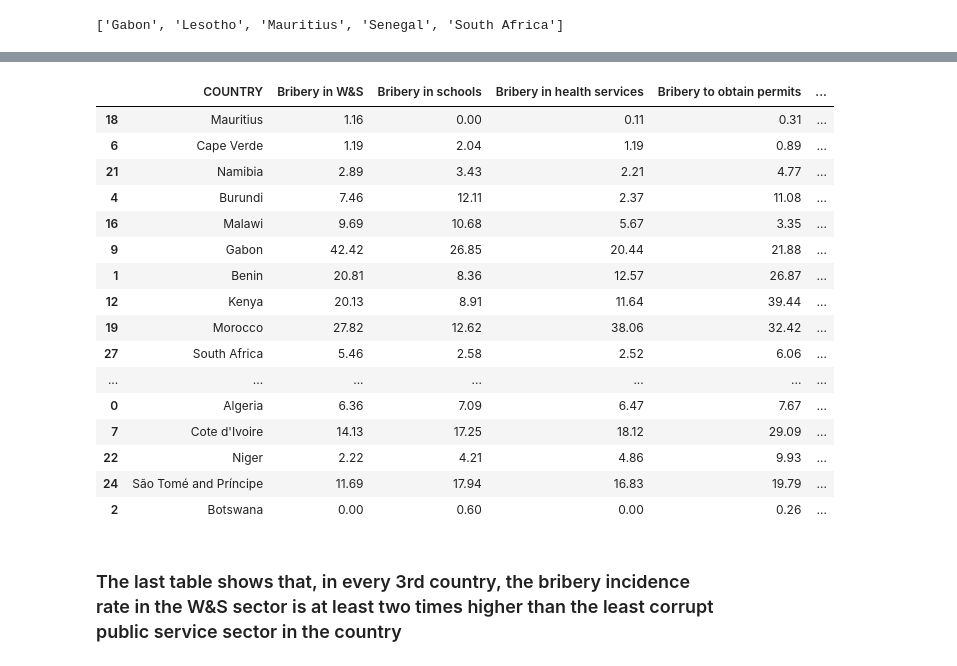
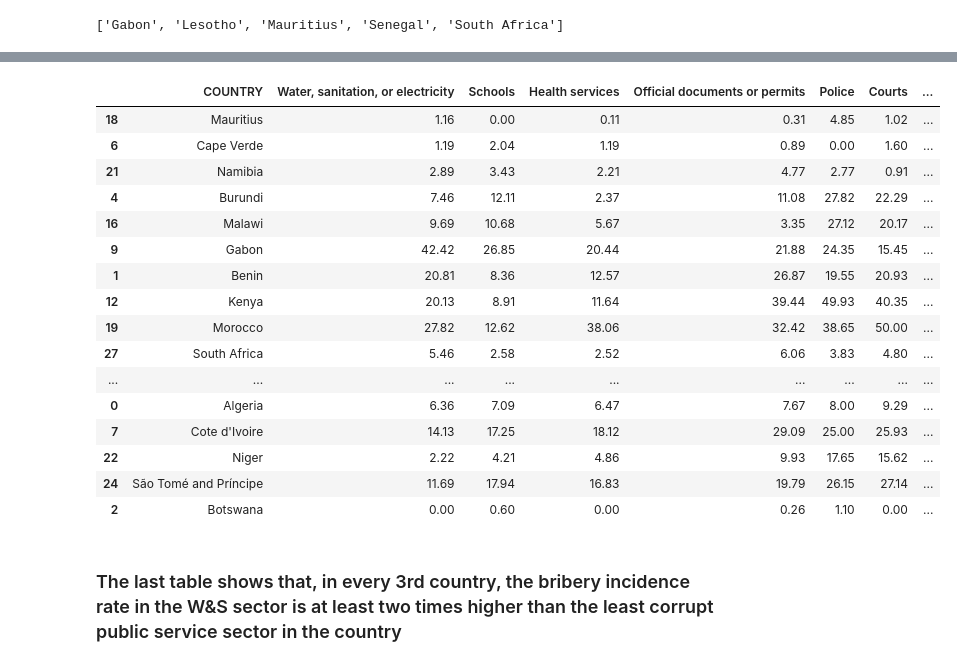
Before and after one commit to allakulov/afrobarometer, a Jupyter notebook: afrobarometer_2016.ipynb, the cells around one changed output, grey strips where cells are left out. Drawn from its saved outputs; the diff is of its cells as text; code cells hidden in the pictures.

```diff
--- a/afrobarometer_2016.ipynb
+++ b/afrobarometer_2016.ipynb
@@ -138,7 +138,7 @@ judge = make_table(df, "COUNTRY", "court_bribe")
 # %%
 # Concatenate all the bribery tables created in the previous stage
 incidence_table = pd.concat([water, edu, med, official, pol, judge], axis = 1)
-incidence_table.columns = ["Bribery in W&S", "Bribery in schools", "Bribery in health services", "Bribery to obtain permits",
-                           "Bribery in police", "Bribery in courts"]
+incidence_table.columns = ["Water, sanitation, or electricity", "Schools", "Health services", "Official documents or permits",
+                           "Police", "Courts"]
 incidence_table
 # %% [output]
@@ -404,29 +404,29 @@ plt.show()
 # %%
 # How many times is the bribery incidence in W&S higher compared to the least corrupt sector in each country
 
-times = incidence_table.sort_values("Bribery in W&S", ascending = False).round(2)
+times = incidence_table.sort_values("Water, sanitation, or electricity", ascending = False).round(2)
 times["min"] = times.min(axis=1)
 
 # new column divides the water corruption rate by the minimum
-times["times_larger"] = times["Bribery in W&S"]/times["min"]
+times["times_larger"] = times["Water, sanitation, or electricity"]/times["min"]
 times.sort_values("times_larger", ascending = False)
 # %% [output]
-|  | COUNTRY | Bribery in W&S | Bribery in schools | Bribery in health services | Bribery to obtain permits | ... |
-| 18 | Mauritius | 1.16 | 0.00 | 0.11 | 0.31 | ... |
-| 6 | Cape Verde | 1.19 | 2.04 | 1.19 | 0.89 | ... |
-| 21 | Namibia | 2.89 | 3.43 | 2.21 | 4.77 | ... |
-| 4 | Burundi | 7.46 | 12.11 | 2.37 | 11.08 | ... |
-| 16 | Malawi | 9.69 | 10.68 | 5.67 | 3.35 | ... |
-| 9 | Gabon | 42.42 | 26.85 | 20.44 | 21.88 | ... |
-| 1 | Benin | 20.81 | 8.36 | 12.57 | 26.87 | ... |
-| 12 | Kenya | 20.13 | 8.91 | 11.64 | 39.44 | ... |
-| 19 | Morocco | 27.82 | 12.62 | 38.06 | 32.42 | ... |
-| 27 | South Africa | 5.46 | 2.58 | 2.52 | 6.06 | ... |
-| ... | ... | ... | ... | ... | ... | ... |
-| 0 | Algeria | 6.36 | 7.09 | 6.47 | 7.67 | ... |
-| 7 | Cote d'Ivoire | 14.13 | 17.25 | 18.12 | 29.09 | ... |
-| 22 | Niger | 2.22 | 4.21 | 4.86 | 9.93 | ... |
-| 24 | São Tomé and Príncipe | 11.69 | 17.94 | 16.83 | 19.79 | ... |
-| 2 | Botswana | 0.00 | 0.60 | 0.00 | 0.26 | ... |
+|  | COUNTRY | Water, sanitation, or electricity | Schools | Health services | Official documents or permits | Police | Courts | ... |
+| 18 | Mauritius | 1.16 | 0.00 | 0.11 | 0.31 | 4.85 | 1.02 | ... |
+| 6 | Cape Verde | 1.19 | 2.04 | 1.19 | 0.89 | 0.00 | 1.60 | ... |
+| 21 | Namibia | 2.89 | 3.43 | 2.21 | 4.77 | 2.77 | 0.91 | ... |
+| 4 | Burundi | 7.46 | 12.11 | 2.37 | 11.08 | 27.82 | 22.29 | ... |
+| 16 | Malawi | 9.69 | 10.68 | 5.67 | 3.35 | 27.12 | 20.17 | ... |
+| 9 | Gabon | 42.42 | 26.85 | 20.44 | 21.88 | 24.35 | 15.45 | ... |
+| 1 | Benin | 20.81 | 8.36 | 12.57 | 26.87 | 19.55 | 20.93 | ... |
+| 12 | Kenya | 20.13 | 8.91 | 11.64 | 39.44 | 49.93 | 40.35 | ... |
+| 19 | Morocco | 27.82 | 12.62 | 38.06 | 32.42 | 38.65 | 50.00 | ... |
+| 27 | South Africa | 5.46 | 2.58 | 2.52 | 6.06 | 3.83 | 4.80 | ... |
+| ... | ... | ... | ... | ... | ... | ... | ... | ... |
+| 0 | Algeria | 6.36 | 7.09 | 6.47 | 7.67 | 8.00 | 9.29 | ... |
+| 7 | Cote d'Ivoire | 14.13 | 17.25 | 18.12 | 29.09 | 25.00 | 25.93 | ... |
+| 22 | Niger | 2.22 | 4.21 | 4.86 | 9.93 | 17.65 | 15.62 | ... |
+| 24 | São Tomé and Príncipe | 11.69 | 17.94 | 16.83 | 19.79 | 26.15 | 27.14 | ... |
+| 2 | Botswana | 0.00 | 0.60 | 0.00 | 0.26 | 1.10 | 0.00 | ... |
 # %% [markdown]
 ### The last table shows that, in every 3rd country, the bribery incidence rate in the W&S sector is at least two times higher than the least corrupt public service sector in the country
```
Also changed, not shown: parts of 15 cells of this notebook.
